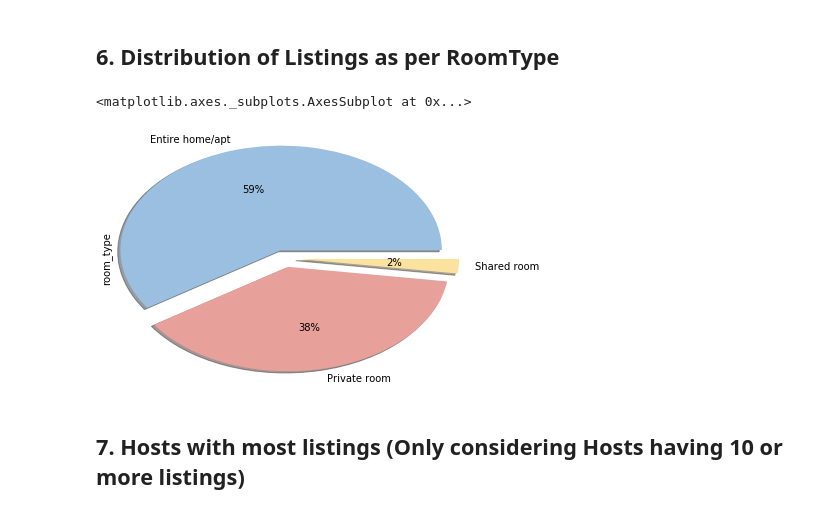
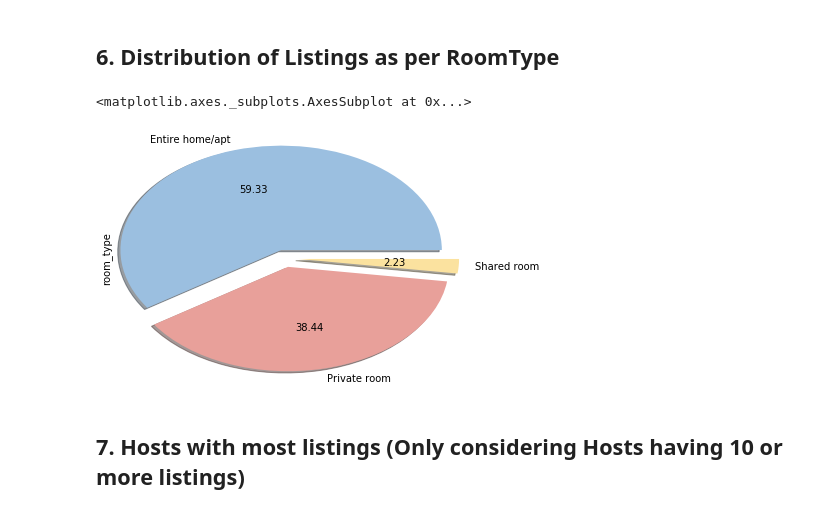
Before and after one commit to hthakkar1/Project-1-Boston-Airbnb-Analysis, a Jupyter notebook: BostonAirbnb.ipynb, the cells around one changed output. Saved outputs shown, nothing was run; the diff lists cells and outputs as text; code cells hidden in the pictures.

Commit message:
autopct upto 2 places on pie chart

```diff
--- a/BostonAirbnb.ipynb
+++ b/BostonAirbnb.ipynb
@@ -291,16 +291,16 @@ plt.show()
 # %%
 df_roomTypeAndCount = df.groupby(['room_type'])['room_type'].count().reset_index(name='Count').sort_values(by=['Count'], ascending=False)
 # print(roomTypeAndPrice)
 colors = ['#9BBFE0', '#E8A09A', '#FBE29F']
 myExplode = [0.1, 0.1, 0.1]
 
 #Display Pie Chart
 plt.axis("auto")
-df.groupby(['room_type'])['room_type'].count().plot(kind = 'pie', explode = myExplode, autopct='%1.0f%%',
+df.groupby(['room_type'])['room_type'].count().plot(kind = 'pie', explode = myExplode, autopct= '%.2f',
                     colors = colors, shadow=True, radius = 1.2)
 # %% [output]
 <matplotlib.axes._subplots.AxesSubplot at 0x...>
-[figure, old version]
+[figure, new version]
 # %% [markdown]
 ## 7. Hosts with most listings (Only considering Hosts having 10 or more listings)
 # %%
```
Also changed, not shown: parts of 2 cells of this notebook.
